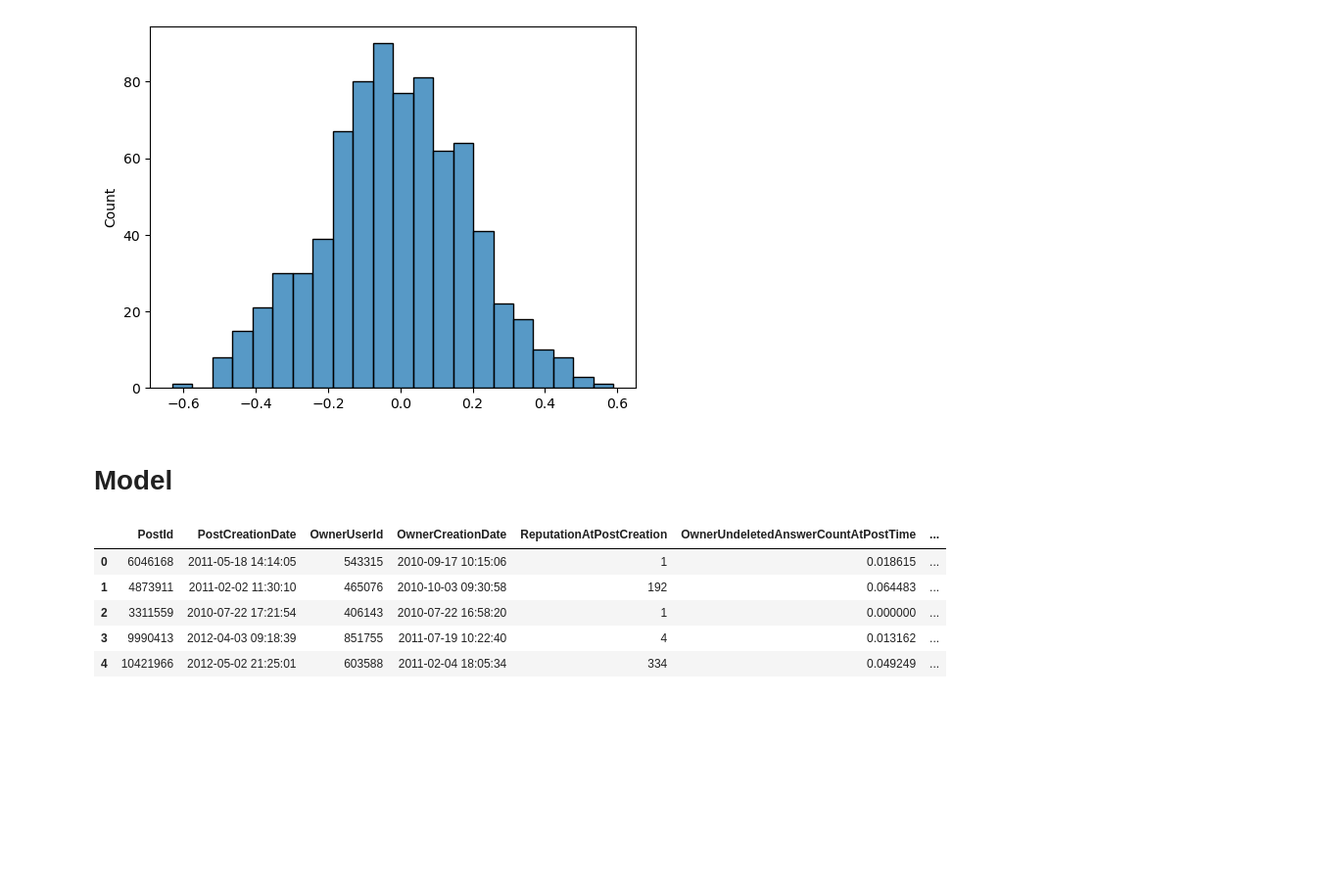
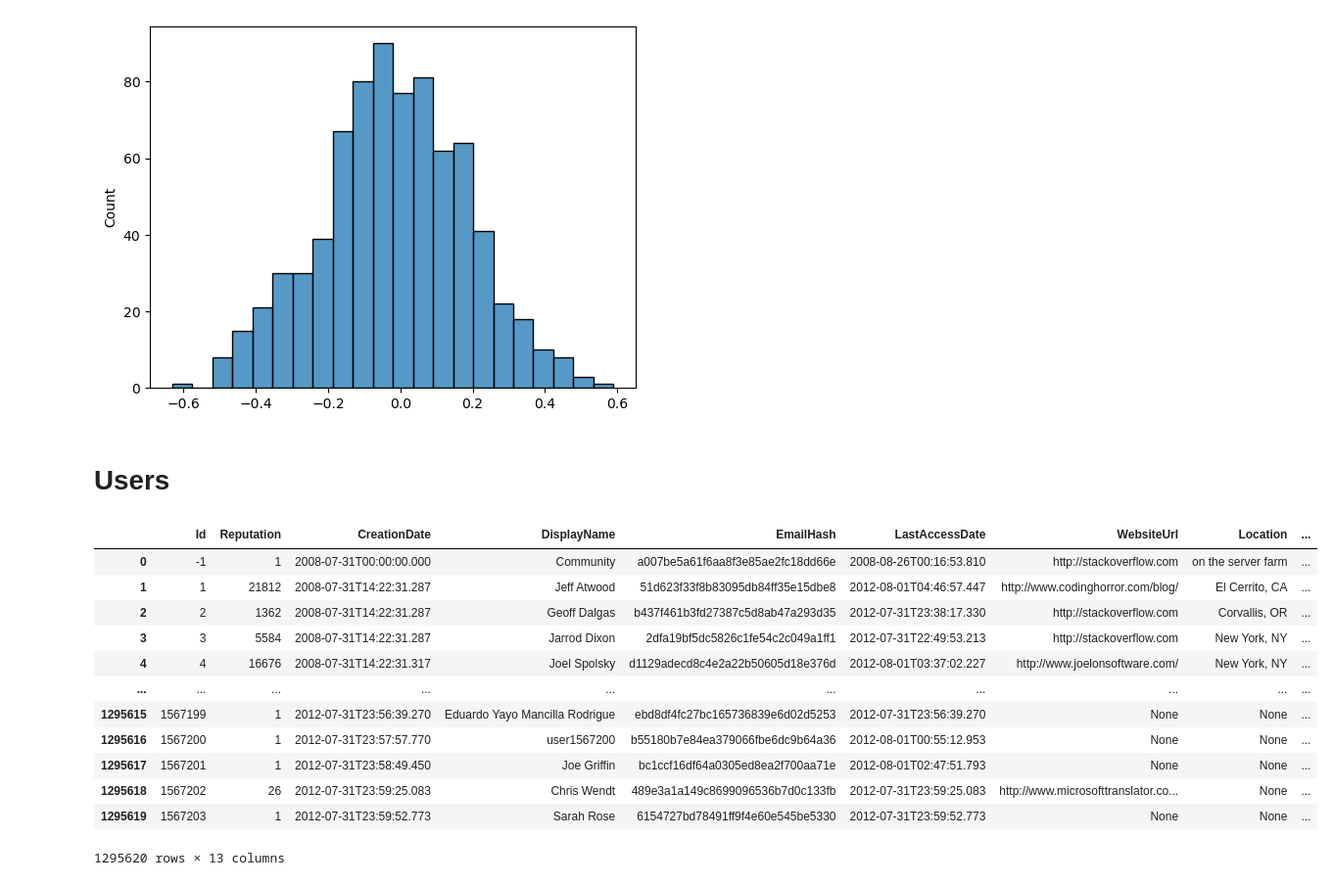
Before and after one commit to alexanderdaffara/Stack-Overflow-Post-Moderation-Using-Deep-NLP, a Jupyter notebook: EDA.ipynb, the cells around one changed output. Shown at 98% size. Cells and saved outputs as stored; diff of their text form; code cells hidden in the pictures; blank space fills up the shorter version.

```diff
--- a/EDA.ipynb
+++ b/EDA.ipynb
@@ -267,13 +267,21 @@ sns.histplot(np.array(out)[0])
 <AxesSubplot:ylabel='Count'>
 [figure]
 # %% [markdown]
-# Model
+# Users
-# %%
-df.head()
-# %% [output]
-|  | PostId | PostCreationDate | OwnerUserId | OwnerCreationDate | ReputationAtPostCreation | OwnerUndeletedAnswerCountAtPostTime | ... |
-| 0 | 6046168 | 2011-05-18 14:14:05 | 543315 | 2010-09-17 10:15:06 | 1 | 0.018615 | ... |
-| 1 | 4873911 | 2011-02-02 11:30:10 | 465076 | 2010-10-03 09:30:58 | 192 | 0.064483 | ... |
-| 2 | 3311559 | 2010-07-22 17:21:54 | 406143 | 2010-07-22 16:58:20 | 1 | 0.000000 | ... |
-| 3 | 9990413 | 2012-04-03 09:18:39 | 851755 | 2011-07-19 10:22:40 | 4 | 0.013162 | ... |
-| 4 | 10421966 | 2012-05-02 21:25:01 | 603588 | 2011-02-04 18:05:34 | 334 | 0.049249 | ... |
+# %%
+df = pd.read_xml('data/users.xml')
+df
+# %% [output]
+|  | Id | Reputation | CreationDate | DisplayName | EmailHash | LastAccessDate | WebsiteUrl | Location | ... |
+| 0 | -1 | 1 | 2008-07-31T00:00:00.000 | Community | a007be5a61f6aa8f3e85ae2fc18dd66e | 2008-08-26T00:16:53.810 | http://stackoverflow.com | on the server farm | ... |
+| 1 | 1 | 21812 | 2008-07-31T14:22:31.287 | Jeff Atwood | 51d623f33f8b83095db84ff35e15dbe8 | 2012-08-01T04:46:57.447 | http://www.codinghorror.com/blog/ | El Cerrito, CA | ... |
+| 2 | 2 | 1362 | 2008-07-31T14:22:31.287 | Geoff Dalgas | b437f461b3fd27387c5d8ab47a293d35 | 2012-07-31T23:38:17.330 | http://stackoverflow.com | Corvallis, OR | ... |
+| 3 | 3 | 5584 | 2008-07-31T14:22:31.287 | Jarrod Dixon | 2dfa19bf5dc5826c1fe54c2c049a1ff1 | 2012-07-31T22:49:53.213 | http://stackoverflow.com | New York, NY | ... |
+| 4 | 4 | 16676 | 2008-07-31T14:22:31.317 | Joel Spolsky | d1129adecd8c4e2a22b50605d18e376d | 2012-08-01T03:37:02.227 | http://www.joelonsoftware.com/ | New York, NY | ... |
+| ... | ... | ... | ... | ... | ... | ... | ... | ... | ... |
+| 1295615 | 1567199 | 1 | 2012-07-31T23:56:39.270 | Eduardo Yayo Mancilla Rodrigue | ebd8df4fc27bc165736839e6d02d5253 | 2012-07-31T23:56:39.270 | None | None | ... |
+| 1295616 | 1567200 | 1 | 2012-07-31T23:57:57.770 | user1567200 | b55180b7e84ea379066fbe6dc9b64a36 | 2012-08-01T00:55:12.953 | None | None | ... |
+| 1295617 | 1567201 | 1 | 2012-07-31T23:58:49.450 | Joe Griffin | bc1ccf16df64a0305ed8ea2f700aa71e | 2012-08-01T02:47:51.793 | None | None | ... |
+| 1295618 | 1567202 | 26 | 2012-07-31T23:59:25.083 | Chris Wendt | 489e3a1a149c8699096536b7d0c133fb | 2012-07-31T23:59:25.083 | http://www.microsofttranslator.co... | None | ... |
+| 1295619 | 1567203 | 1 | 2012-07-31T23:59:52.773 | Sarah Rose | 6154727bd78491ff9f4e60e545be5330 | 2012-07-31T23:59:52.773 | None | None | ... |
+1295620 rows × 13 columns
```
Also changed, not shown: parts of 1 cell of this notebook, 1 other file.
